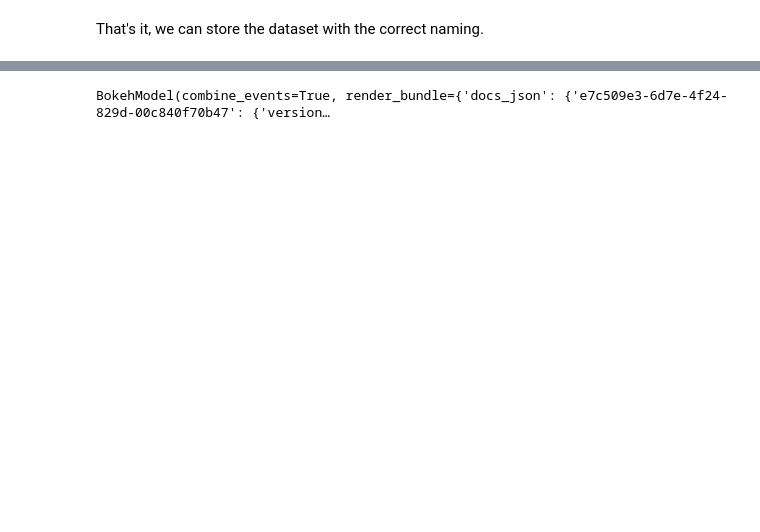
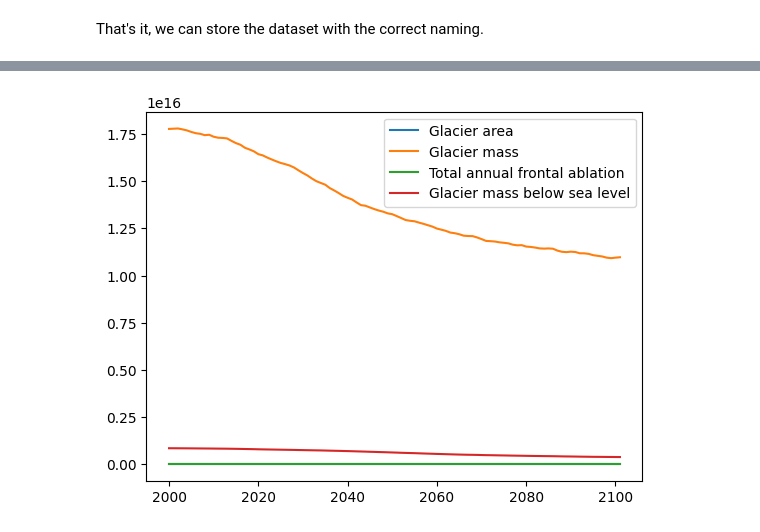
Before and after one commit to joh-brunner/glaciermip4-nc, a Jupyter notebook: from_oggm_data.ipynb, the cells around one changed output, grey strips where cells are left out. Drawn from its saved outputs; the diff is of its cells as text; code cells hidden in the pictures; blank space fills up the shorter version.

Commit message:
played around with iris cf visualization

```diff
--- a/from_oggm_data.ipynb
+++ b/from_oggm_data.ipynb
@@ -184,10 +184,17 @@ filename = GLACIER_MODEL + "_" + "rgi" + RGI_REGION + "_" + GCM + "_" + SSP + "_
 # toDo: What compression should be used?
 glaciermip_ds.to_netcdf(filename)
 # %%
-from ncplot import view
+import iris
+import iris.plot as iplt
+import matplotlib.pyplot as plt
 
-glaciermip_ds = glaciermip_ds.set_index(annual_time="annual_time")
+cubes = iris.load(filename)
 
-glaciermip_ds = glaciermip_ds.drop_dims("nbounds")
-view(glaciermip_ds, "mass")
+plt.figure()
+
+for cube in cubes:
+    iplt.plot(cube, label=cube.name())
+
+plt.legend()
+plt.show()
 # %% [output]
@@ -201 +201 @@ view(glaciermip_ds, "mass")
-BokehModel(combine_events=True, render_bundle={'docs_json': {'e7c509e3-6d7e-4f24-829d-00c840f70b47': {'version…
+[figure, added]
```
Also changed, not shown: parts of 7 cells of this notebook, 3 other files.
